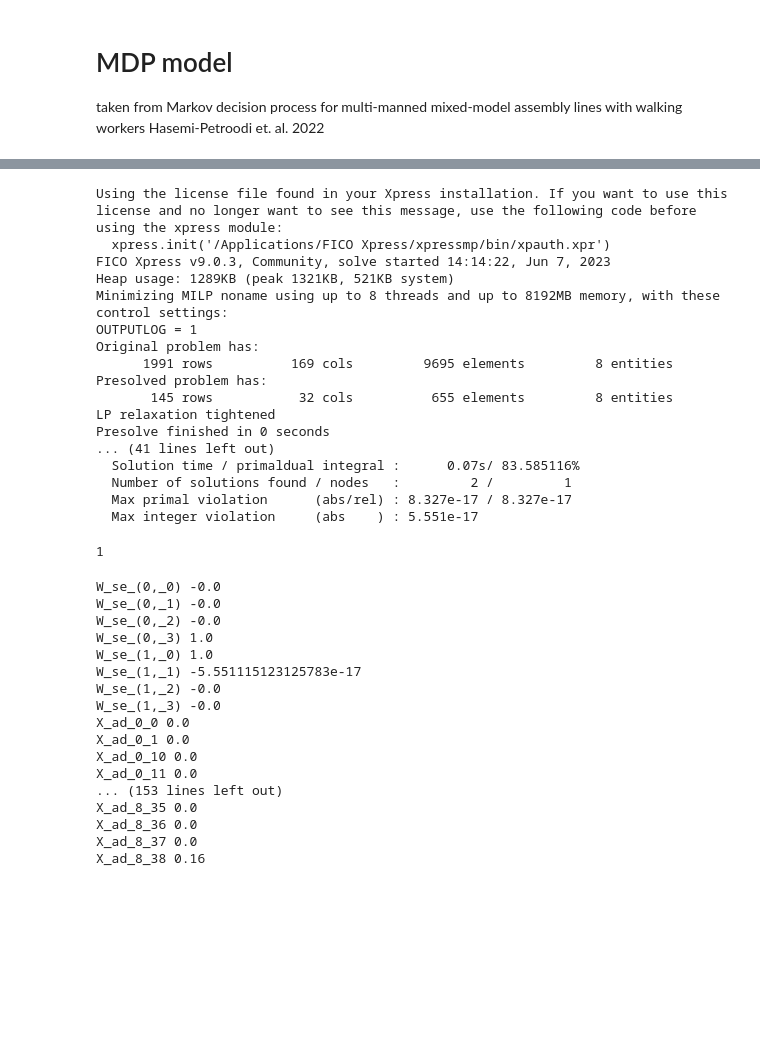
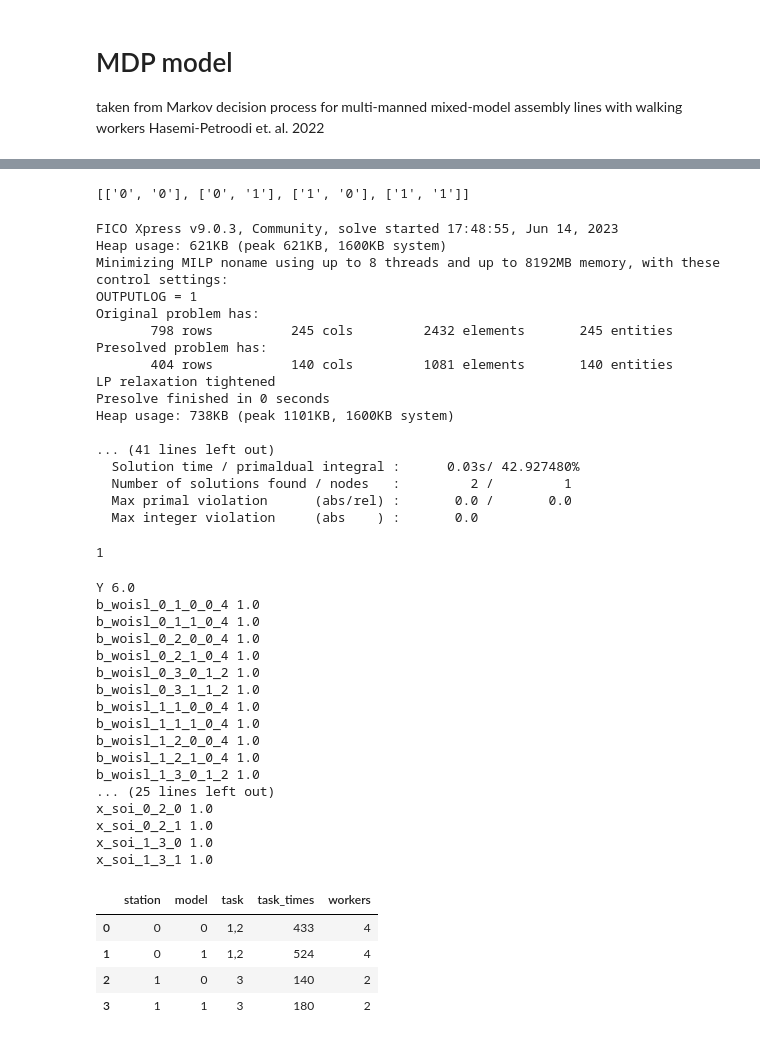
Before and after one commit to JosephThompson607/MALBP-W, a Jupyter notebook: MDP.ipynb, the cells around one changed output, grey strips where cells are left out. Saved outputs shown, nothing was run; the diff lists cells and outputs as text; code cells hidden in the pictures; blank space fills up the shorter version.

```diff
--- a/MDP.ipynb
+++ b/MDP.ipynb
@@ -220,43 +475,51 @@ for station in range(NO_S):
+# %%
+omega
+# %% [output]
+[['0', '0'], ['0', '1'], ['1', '0'], ['1', '1']]
 # %%
-prob.solve(solver=XPRESS_PY(export="model.lp"))
+model_dependent_prob.solve(solver=XPRESS_PY())
 # %% [output]
-Using the license file found in your Xpress installation. If you want to use this license and no longer want to see this message, use the following code before using the xpress module:
-  xpress.init('/Applications/FICO Xpress/xpressmp/bin/xpauth.xpr')
-FICO Xpress v9.0.3, Community, solve started 14:14:22, Jun 7, 2023
-Heap usage: 1289KB (peak 1321KB, 521KB system)
+FICO Xpress v9.0.3, Community, solve started 17:48:55, Jun 14, 2023
+Heap usage: 621KB (peak 621KB, 1600KB system)
 Minimizing MILP noname using up to 8 threads and up to 8192MB memory, with these control settings:
 OUTPUTLOG = 1
 Original problem has:
-      1991 rows          169 cols         9695 elements         8 entities
+       798 rows          245 cols         2432 elements       245 entities
 Presolved problem has:
-       145 rows           32 cols          655 elements         8 entities
+       404 rows          140 cols         1081 elements       140 entities
 LP relaxation tightened
 Presolve finished in 0 seconds
+Heap usage: 738KB (peak 1101KB, 1600KB system)
+
 ... (41 lines left out)
-  Solution time / primaldual integral :      0.07s/ 83.585116%
+  Solution time / primaldual integral :      0.03s/ 42.927480%
   Number of solutions found / nodes   :         2 /         1
-  Max primal violation      (abs/rel) : 8.327e-17 / 8.327e-17
-  Max integer violation     (abs    ) : 5.551e-17
+  Max primal violation      (abs/rel) :       0.0 /       0.0
+  Max integer violation     (abs    ) :       0.0
 1
-# %%
-for v in prob.variables():
-
-    print(v.name, v.varValue)
-# %% [output]
-W_se_(0,_0) -0.0
-W_se_(0,_1) -0.0
-W_se_(0,_2) -0.0
-W_se_(0,_3) 1.0
-W_se_(1,_0) 1.0
-W_se_(1,_1) -5.551115123125783e-17
-W_se_(1,_2) -0.0
-W_se_(1,_3) -0.0
-X_ad_0_0 0.0
-X_ad_0_1 0.0
-X_ad_0_10 0.0
-X_ad_0_11 0.0
-... (153 lines left out)
-X_ad_8_35 0.0
-X_ad_8_36 0.0
-X_ad_8_37 0.0
-X_ad_8_38 0.16
+# %%
+fixed = generate_task_assignments_df(fix_prob)
+fixed
+# %% [output]
+Y 6.0
+b_woisl_0_1_0_0_4 1.0
+b_woisl_0_1_1_0_4 1.0
+b_woisl_0_2_0_0_4 1.0
+b_woisl_0_2_1_0_4 1.0
+b_woisl_0_3_0_1_2 1.0
+b_woisl_0_3_1_1_2 1.0
+b_woisl_1_1_0_0_4 1.0
+b_woisl_1_1_1_0_4 1.0
+b_woisl_1_2_0_0_4 1.0
+b_woisl_1_2_1_0_4 1.0
+b_woisl_1_3_0_1_2 1.0
+... (25 lines left out)
+x_soi_0_2_0 1.0
+x_soi_0_2_1 1.0
+x_soi_1_3_0 1.0
+x_soi_1_3_1 1.0
+|  | station | model | task | task_times | workers |
+| 0 | 0 | 0 | 1,2 | 433 | 4 |
+| 1 | 0 | 1 | 1,2 | 524 | 4 |
+| 2 | 1 | 0 | 3 | 140 | 2 |
+| 3 | 1 | 1 | 3 | 180 | 2 |
```
Also changed, not shown: parts of 28 cells of this notebook, 4 other files.
